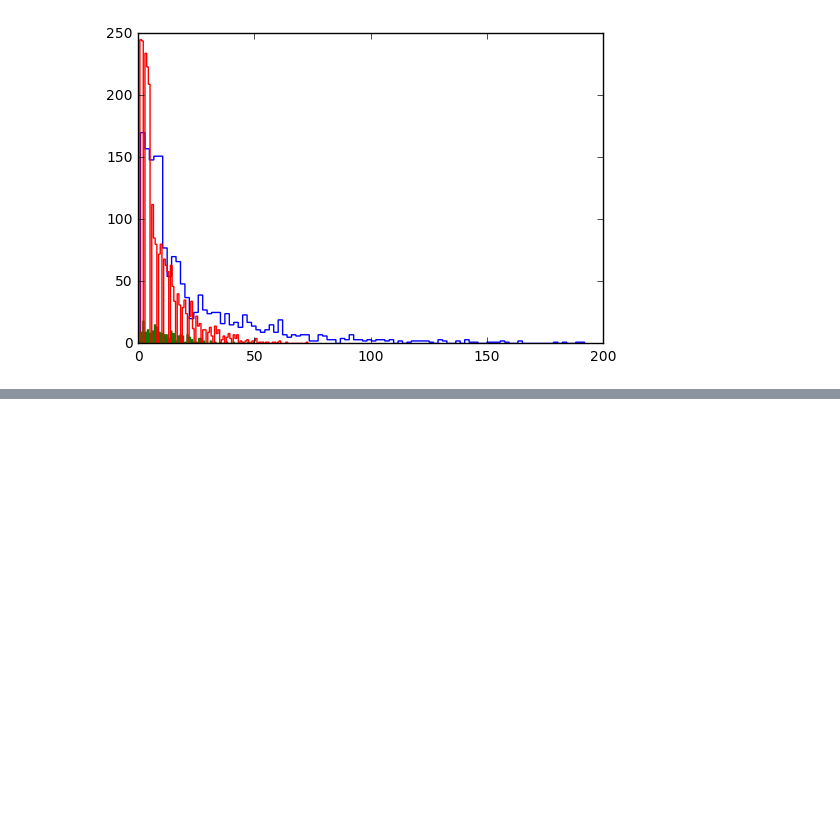
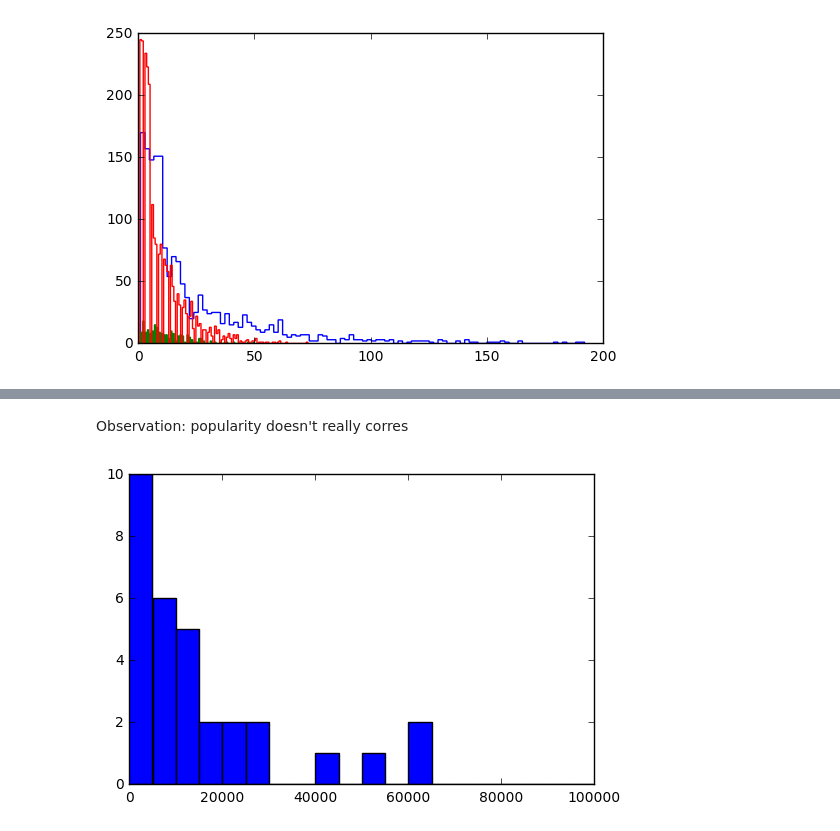
Before and after one commit to bmachlin/SpotifyArtistNetwork, a Jupyter notebook: data/ntwrks final play.ipynb, the cells around one changed output, grey strips where cells are left out. Cells and saved outputs as stored; diff of their text form; code cells hidden in the pictures; blank space fills up the shorter version.

```diff
--- a/data/ntwrks final play.ipynb
+++ b/data/ntwrks final play.ipynb
@@ -191,3 +201,9 @@ print(pop/num)
+# %% [markdown]
+Observation: popularity doesn't really corres
+# %%
+ _ = plt.hist(fol, range=(0, 100000), bins=20)
+# %% [output]
+[figure, added]
 # %%
 genres_b_5_5 = []
 
```
Also changed, not shown: parts of 3 cells of this notebook.
